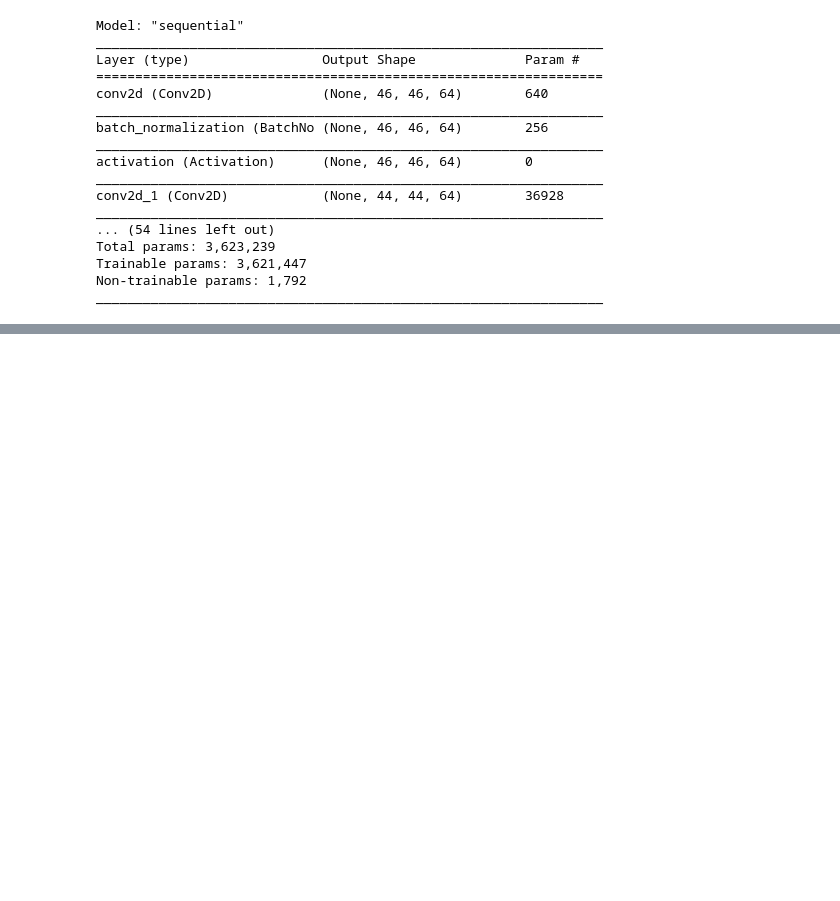
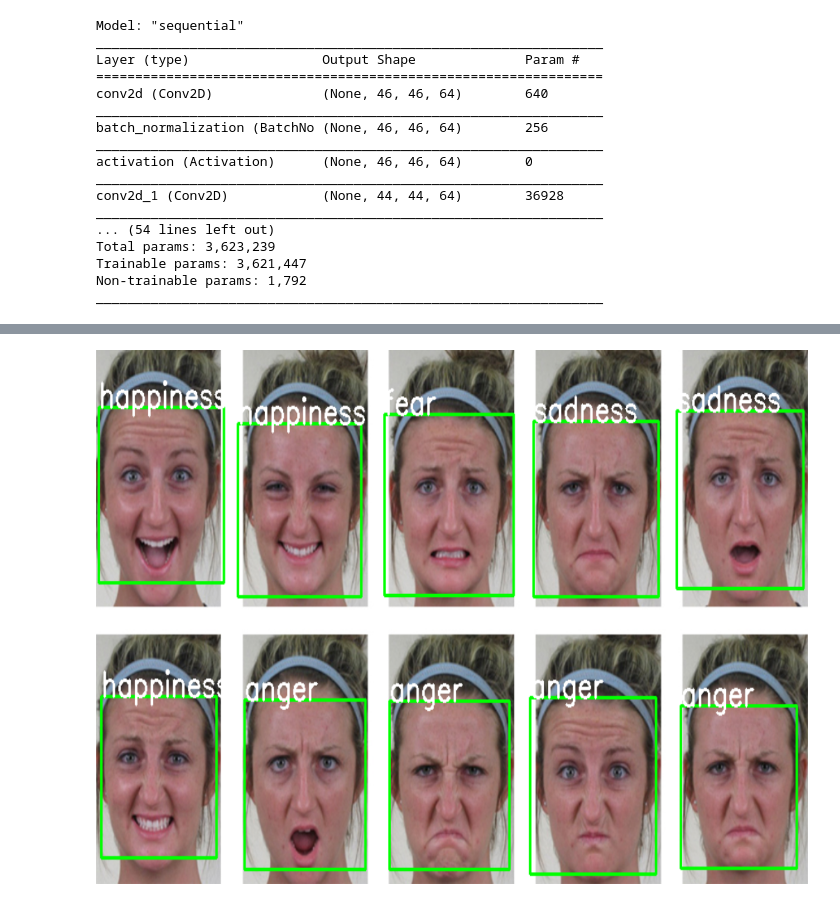
Before and after one commit to ohmji/facial-expression-cnn-models, a Jupyter notebook: facial_expression_with_cnn.ipynb, the cells around one changed output, grey strips where cells are left out. Saved outputs shown, nothing was run; the diff lists cells and outputs as text; code cells hidden in the pictures; blank space fills up the shorter version.

```diff
--- a/facial_expression_with_cnn.ipynb
+++ b/facial_expression_with_cnn.ipynb
@@ -312,0 +361,29 @@ plt.show()
+# %%
+gray_img = cv2.cvtColor(img, cv2.COLOR_BGR2GRAY)
+faces_detected = classifier.detectMultiScale(gray_img, 1.18, 5)
+# %%
+for (x, y, w, h) in faces_detected:
+    cv2.rectangle(img, (x, y), (x + w, y + h), (0, 255, 0), 2)
+    roi_gray = gray_img[y:y + w, x:x + h]
+    roi_gray = cv2.resize(roi_gray, (48, 48))
+    img_pixels = image.img_to_array(roi_gray)
+    img_pixels = np.expand_dims(img_pixels, axis=0)
+    img_pixels /= 255.0
+
+    predictions = model.predict(img_pixels)
+    max_index = int(np.argmax(predictions))
+    # print(max_index)
+    emotions = ['neutral', 'happiness', 'surprise',
+                'sadness', 'anger', 'disgust', 'fear']
+    predicted_emotion = emotions[max_index]
+
+    cv2.putText(img, predicted_emotion, (int(x), int(y)),
+                cv2.FONT_HERSHEY_SIMPLEX, 1, (255, 255, 255), 2)
+
+resized_img = cv2.resize(img, (1024, 768))
+
+cv2_imshow(resized_img)
+# cv2.imwrite('out/'+filename+'.jpg', image)
+# cv2.waitKey(0)
+# %% [output]
+[figure, added]
```
Also changed, not shown: parts of 9 cells of this notebook.
